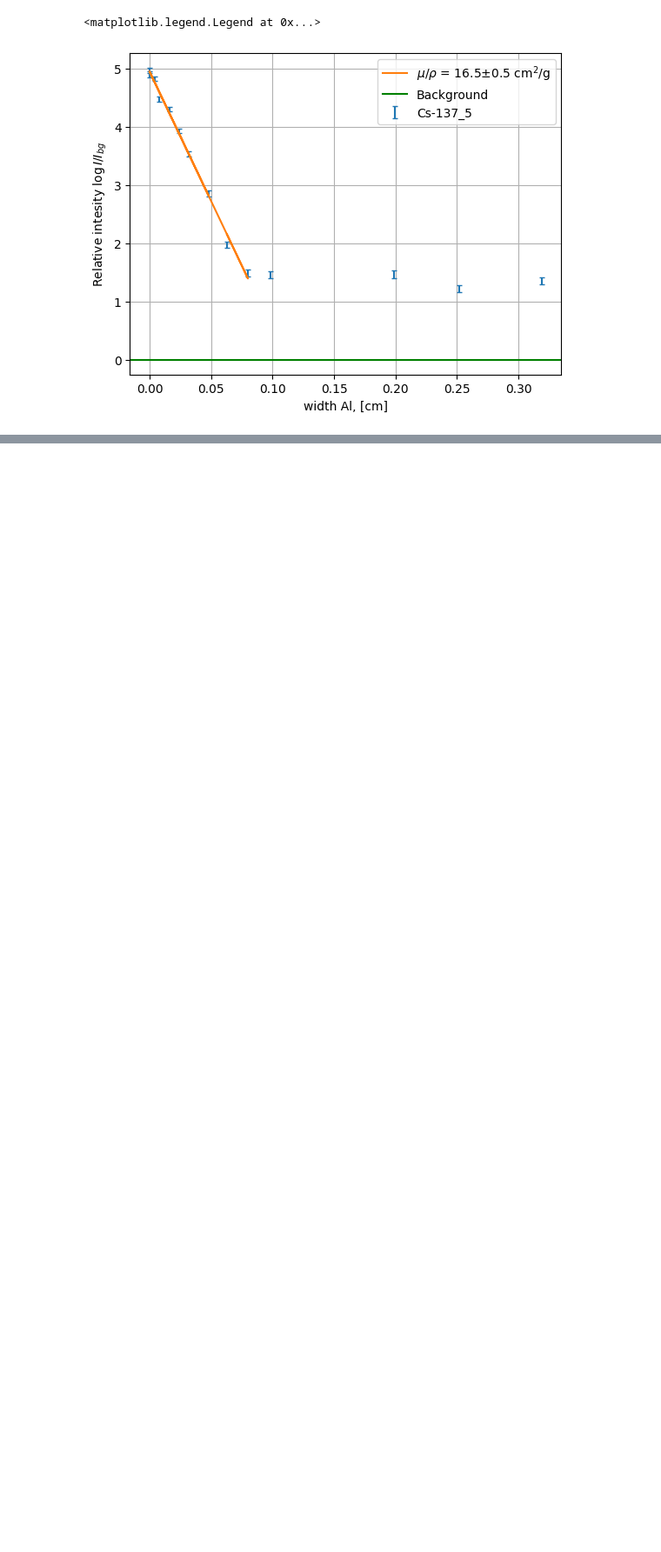
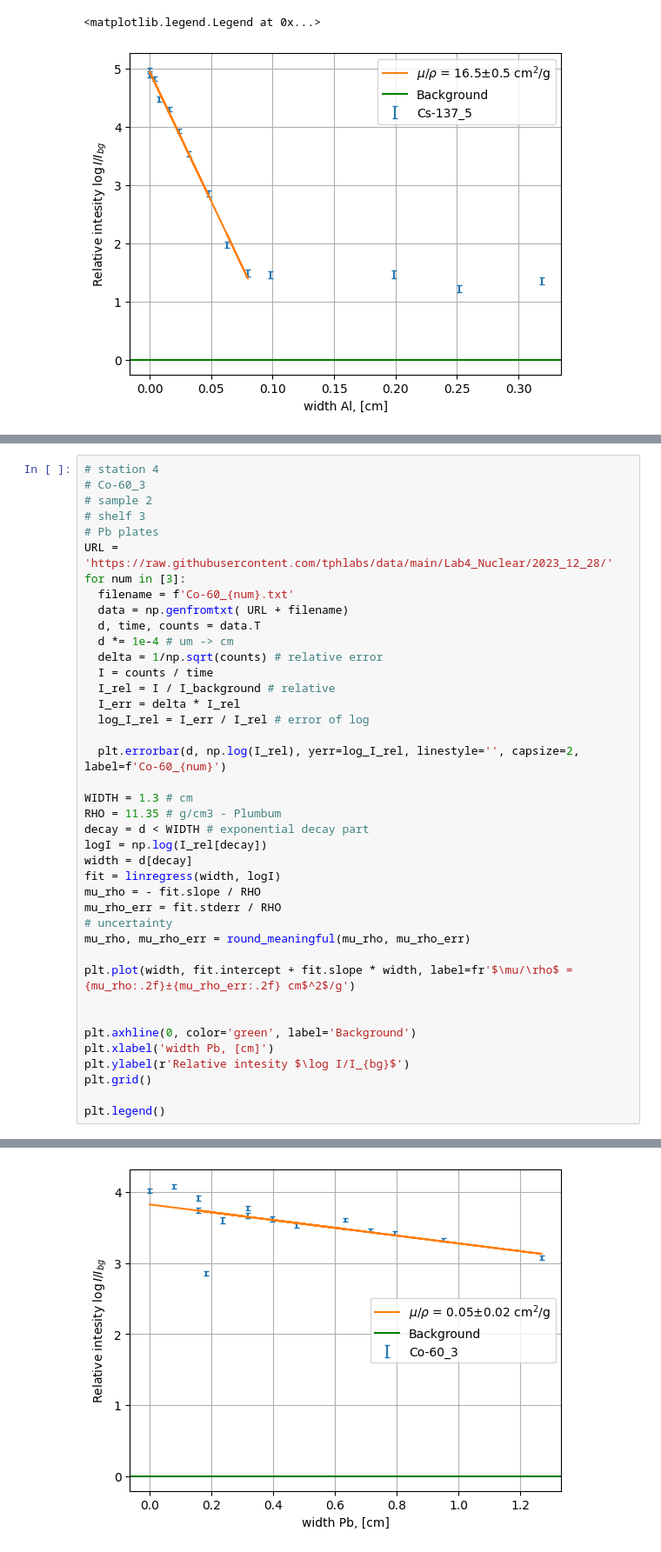
Before and after one commit to evgeny-kolonsky/Lab4_Nuclear, a Jupyter notebook: Lab4_beta_attenuation.ipynb, the cells around one changed output, grey strips where cells are left out. Shown at 87% size. Saved outputs shown, nothing was run; the diff lists cells and outputs as text; blank space fills up the shorter version.

```diff
--- a/Lab4_beta_attenuation.ipynb
+++ b/Lab4_beta_attenuation.ipynb
@@ -157,0 +160,41 @@ plt.legend()
+# %%
+# station 4
+# Co-60_3
+# sample 2
+# shelf 3
+# Pb plates
+URL = 'https://raw.githubusercontent.com/tphlabs/data/main/Lab4_Nuclear/2023_12_28/'
+for num in [3]:
+  filename = f'Co-60_{num}.txt'
+  data = np.genfromtxt( URL + filename)
+  d, time, counts = data.T
+  d *= 1e-4 # um -> cm
+  delta = 1/np.sqrt(counts) # relative error
+  I = counts / time
+  I_rel = I / I_background # relative
+  I_err = delta * I_rel
+  log_I_rel = I_err / I_rel # error of log
+
+  plt.errorbar(d, np.log(I_rel), yerr=log_I_rel, linestyle='', capsize=2, label=f'Co-60_{num}')
+
+WIDTH = 1.3 # cm
+RHO = 11.35 # g/cm3 - Plumbum
+decay = d < WIDTH # exponential decay part
+logI = np.log(I_rel[decay])
+width = d[decay]
+fit = linregress(width, logI)
+mu_rho = - fit.slope / RHO
+mu_rho_err = fit.stderr / RHO
+# uncertainty
+mu_rho, mu_rho_err = round_meaningful(mu_rho, mu_rho_err)
+
+plt.plot(width, fit.intercept + fit.slope * width, label=fr'$\mu/\rho$ = {mu_rho:.2f}±{mu_rho_err:.2f} cm$^2$/g')
+
+
+plt.axhline(0, color='green', label='Background')
+plt.xlabel('width Pb, [cm]')
+plt.ylabel(r'Relative intesity $\log I/I_{bg}$')
+plt.grid()
+
+plt.legend()
+# %% [output]
@@ -157,0 +202 @@ plt.legend()
+[figure, added]
```
Also changed, not shown: parts of 4 cells of this notebook.
